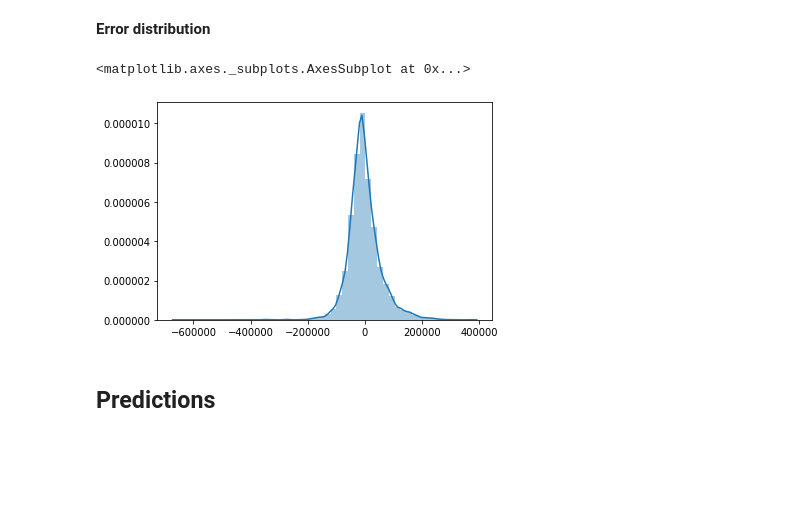
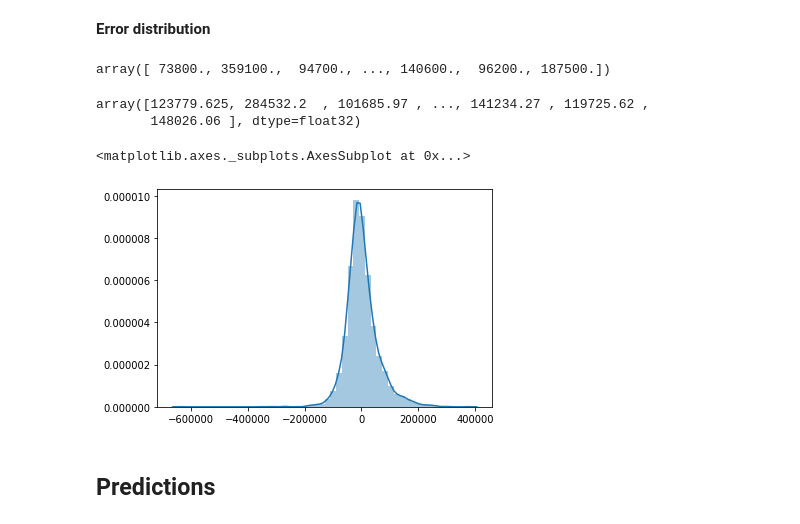
Before and after one commit to ikerey/Deep-Learning-with-TensorFlow2-Keras, a Jupyter notebook: Notebooks/1-MLPs/1-Regression.ipynb, the cells around one changed output. Drawn from its saved outputs; the diff is of its cells as text; code cells hidden in the pictures; blank space fills up the shorter version.

```diff
--- a/Notebooks/1-MLPs/1-Regression.ipynb
+++ b/Notebooks/1-MLPs/1-Regression.ipynb
@@ -325,10 +323,20 @@ plt.scatter(y_test,test_predictions, edgecolor='w')
 # %% [markdown]
 **Error distribution**
-# %%
-sns.distplot(errors)
-# %% [output]
-<matplotlib.axes._subplots.AxesSubplot at 0x...>
-[figure, removed]
+# %%
+np.array(y_test)
+# %% [output]
+array([ 73800., 359100.,  94700., ..., 140600.,  96200., 187500.])
+# %%
+test_predictions.reshape((test_predictions.shape[0]))
+# %% [output]
+array([123779.625, 284532.2  , 101685.97 , ..., 141234.27 , 119725.62 ,
+       148026.06 ], dtype=float32)
+# %%
+errors = np.array(y_test) - test_predictions.reshape((test_predictions.shape[0]))
+sns.distplot(errors)
+# %% [output]
+<matplotlib.axes._subplots.AxesSubplot at 0x...>
+[figure, added]
 # %% [markdown]
 <a id='predictions'></a>
 ## Predictions
```
Also changed, not shown: parts of 10 cells of this notebook, 9 other files.
